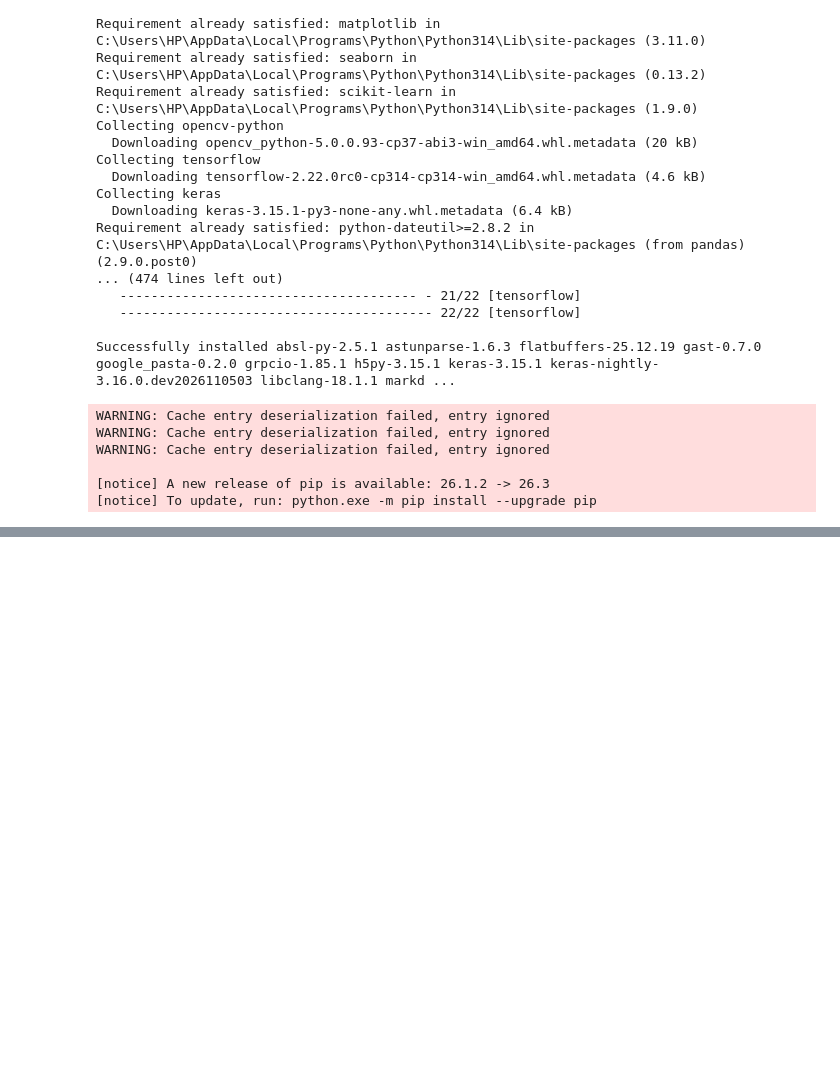
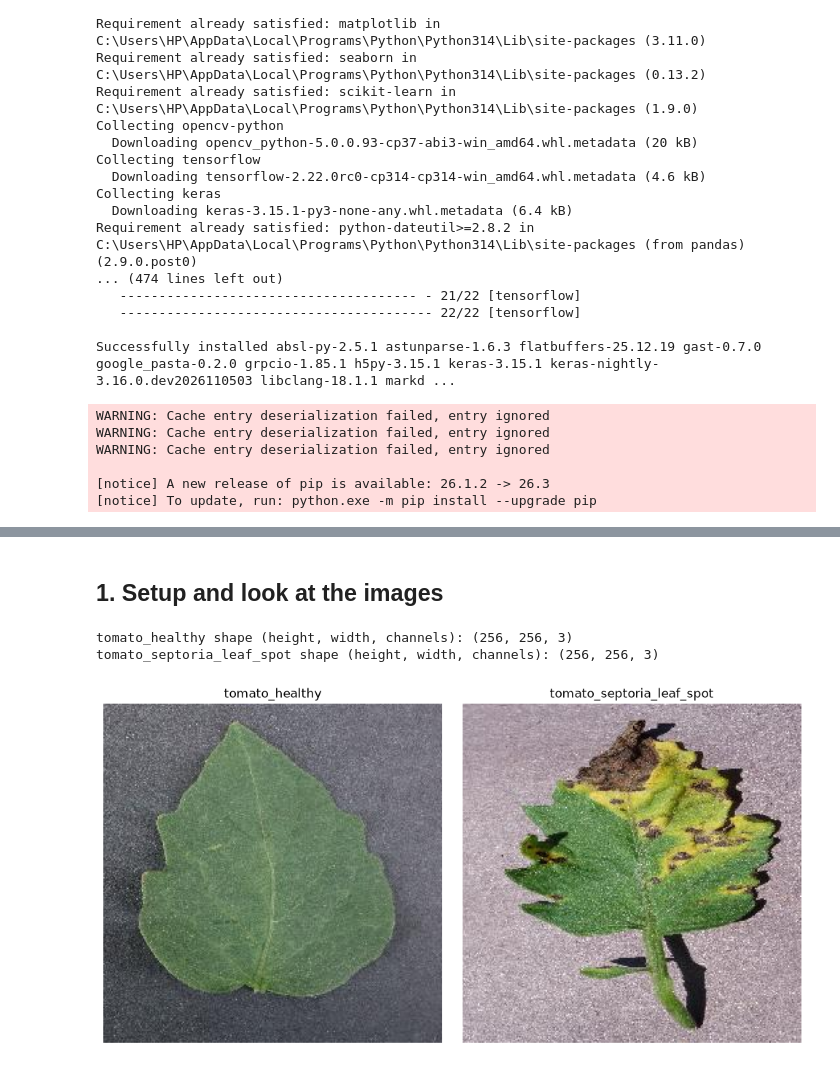
Before and after one commit to bijaylaxmibehera2/data-annotation-project, a Jupyter notebook: image-annotation/main.ipynb, the cells around one changed output, grey strips where cells are left out. Drawn from its saved outputs; the diff is of its cells as text; code cells hidden in the pictures; blank space fills up the shorter version.

Commit message:
tomato leaf image annotation done

```diff
--- a/image-annotation/main.ipynb
+++ b/image-annotation/main.ipynb
@@ -44,23 +55,32 @@ WARNING: Cache entry deserialization failed, entry ignored
+# %% [markdown]
+## 1. Setup and look at the images
 # %%
 import json
 from pathlib import Path
 
 import cv2
 import matplotlib.pyplot as plt
 import numpy as np
 
+IMG_DIR = Path("images")
 OUT = Path("annotation_output")
 OUT.mkdir(exist_ok=True)
+CLASSES = {"leaf": 1, "lesion": 2}          # mask values; 0 = background
 
-def show(images, titles=None, figsize=(14, 4)):
-    """Display one or more images side by side."""
-    if not isinstance(images, (list, tuple)):
-        images = [images]
+def show(images, titles=None, figsize=(10, 5)):
     fig, axes = plt.subplots(1, len(images), figsize=figsize)
     axes = np.atleast_1d(axes)
-    for i, (ax, img) in enumerate(zip(axes, images)):
-        ax.imshow(img, cmap="gray" if img.ndim == 2 else None)
-        ax.set_title(titles[i] if titles else "")
-        ax.axis("off")
-    plt.tight_layout()
-    plt.show()
+    for i, (ax, im) in enumerate(zip(axes, images)):
+        ax.imshow(im if im.ndim == 2 else cv2.cvtColor(im, cv2.COLOR_BGR2RGB), cmap="gray" if im.ndim == 2 else None)
+        ax.set_title(titles[i] if titles else ""); ax.axis("off")
+    plt.tight_layout(); plt.show()
+
+paths = sorted(IMG_DIR.glob("*.jpg"))
+imgs = {p.stem: cv2.imread(str(p)) for p in paths}      # OpenCV loads as BGR
+for name, im in imgs.items():
+    print(name, "shape (height, width, channels):", im.shape)
+show(list(imgs.values()), list(imgs.keys()))
+# %% [output]
+tomato_healthy shape (height, width, channels): (256, 256, 3)
+tomato_septoria_leaf_spot shape (height, width, channels): (256, 256, 3)
+[figure, added]
```
Also changed, not shown: parts of 15 cells of this notebook, 8 other files.
